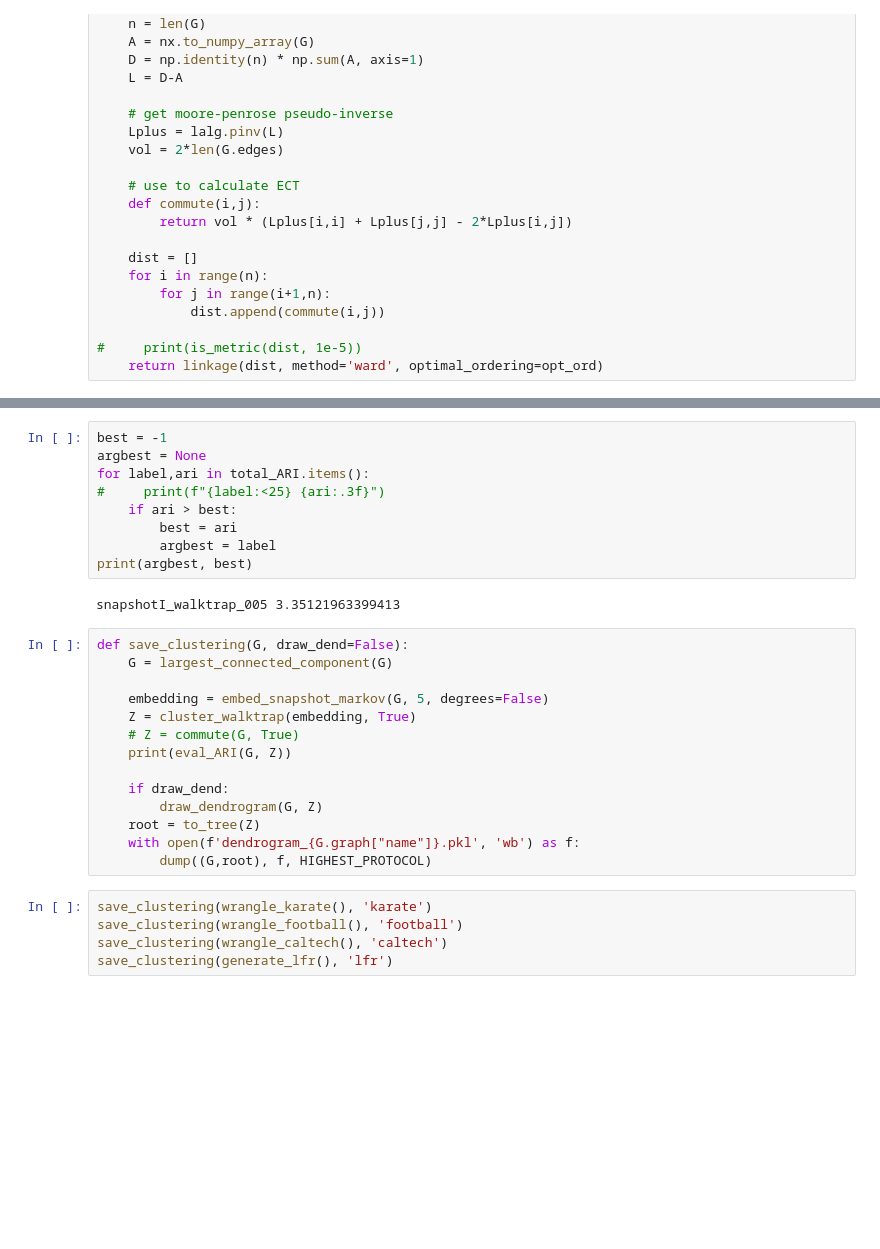
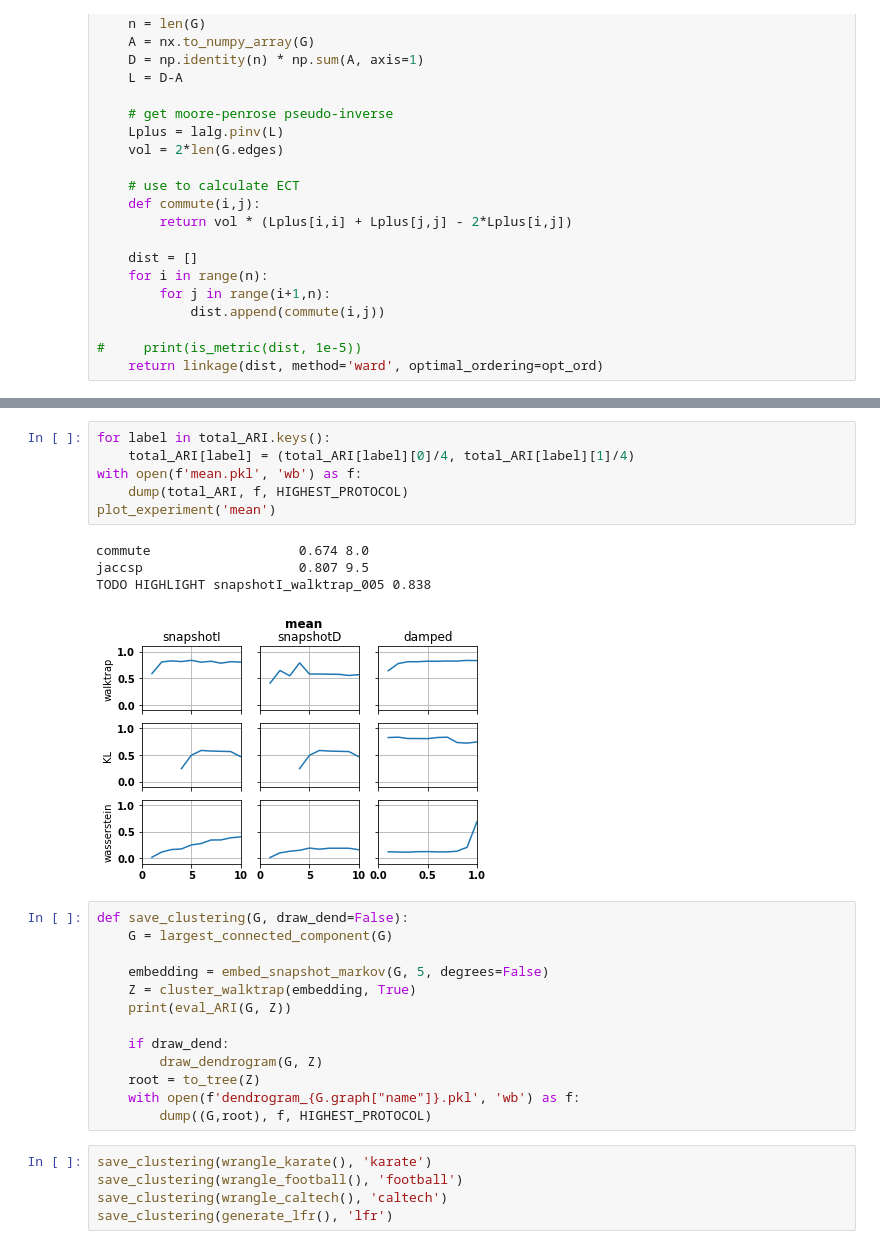
Before and after one commit to jxz12/MyFirstThesis, a Jupyter notebook: code/cluster.ipynb, the cells around one changed output, grey strips where cells are left out. Drawn from its saved outputs; the diff is of its cells as text; blank space fills up the shorter version.

```diff
--- a/code/cluster.ipynb
+++ b/code/cluster.ipynb
@@ -401,21 +387,20 @@ TODO HIGHLIGHT snapshotI_walktrap_006
-# %%
-best = -1
-argbest = None
-for label,ari in total_ARI.items():
-#     print(f"{label:<25} {ari:.3f}")
-    if ari > best:
-        best = ari
-        argbest = label
-print(argbest, best)
-# %% [output]
-snapshotI_walktrap_005 3.35121963399413
+# %%
+for label in total_ARI.keys():
+    total_ARI[label] = (total_ARI[label][0]/4, total_ARI[label][1]/4)
+with open(f'mean.pkl', 'wb') as f:
+    dump(total_ARI, f, HIGHEST_PROTOCOL)
+plot_experiment('mean')
+# %% [output]
+commute                   0.674 8.0
+jaccsp                    0.807 9.5
+TODO HIGHLIGHT snapshotI_walktrap_005 0.838
+[figure, added]
 # %%
 def save_clustering(G, draw_dend=False):
     G = largest_connected_component(G)
 
     embedding = embed_snapshot_markov(G, 5, degrees=False)
     Z = cluster_walktrap(embedding, True)
-    # Z = commute(G, True)
     print(eval_ARI(G, Z))
 
     if draw_dend:
```
Also changed, not shown: parts of 5 cells of this notebook, 1 other file.
